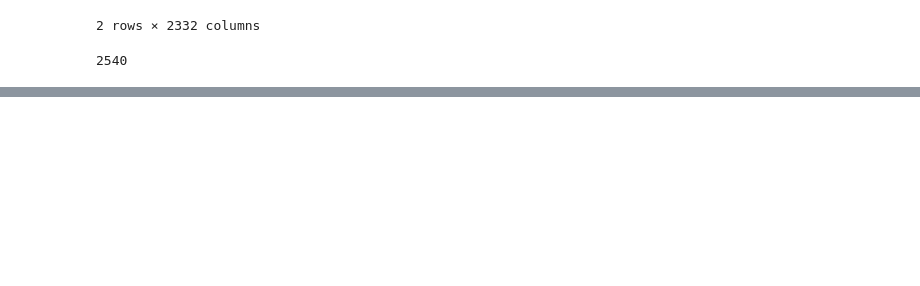
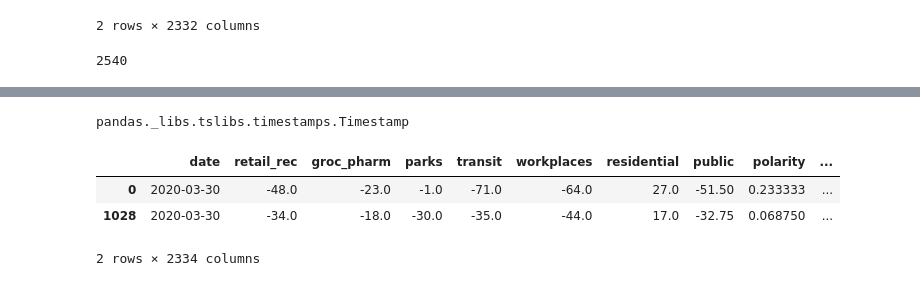
Before and after one commit to swethapola/w207_finalproject, a Jupyter notebook: notebooks/model.ipynb, the cells around one changed output, grey strips where cells are left out. Cells and saved outputs as stored; diff of their text form; code cells hidden in the pictures; blank space fills up the shorter version.

```diff
--- a/notebooks/model.ipynb
+++ b/notebooks/model.ipynb
@@ -107,0 +130,15 @@ reset_ind.drop(columns=['county'], inplace=True)
+# %%
+# Convert date column to pd.DateTime object
+final_df['date'] = pd.to_datetime(final_df['date'])
+type(final_df['date'][0])
+# %% [output]
+pandas._libs.tslibs.timestamps.Timestamp
+# %%
+final_df['date_num'] = (final_df['date'] - pd.to_datetime('03/30/2020'))/np.timedelta64(1, 'D')
+final_df = final_df.sort_values(by='date')
+final_df.head(2)
+# %% [output]
+|  | date | retail_rec | groc_pharm | parks | transit | workplaces | residential | public | polarity | ... |
+| 0 | 2020-03-30 | -48.0 | -23.0 | -1.0 | -71.0 | -64.0 | 27.0 | -51.50 | 0.233333 | ... |
+| 1028 | 2020-03-30 | -34.0 | -18.0 | -30.0 | -35.0 | -44.0 | 17.0 | -32.75 | 0.068750 | ... |
+2 rows × 2334 columns
```
Also changed, not shown: parts of 29 cells of this notebook, 3 other files.
